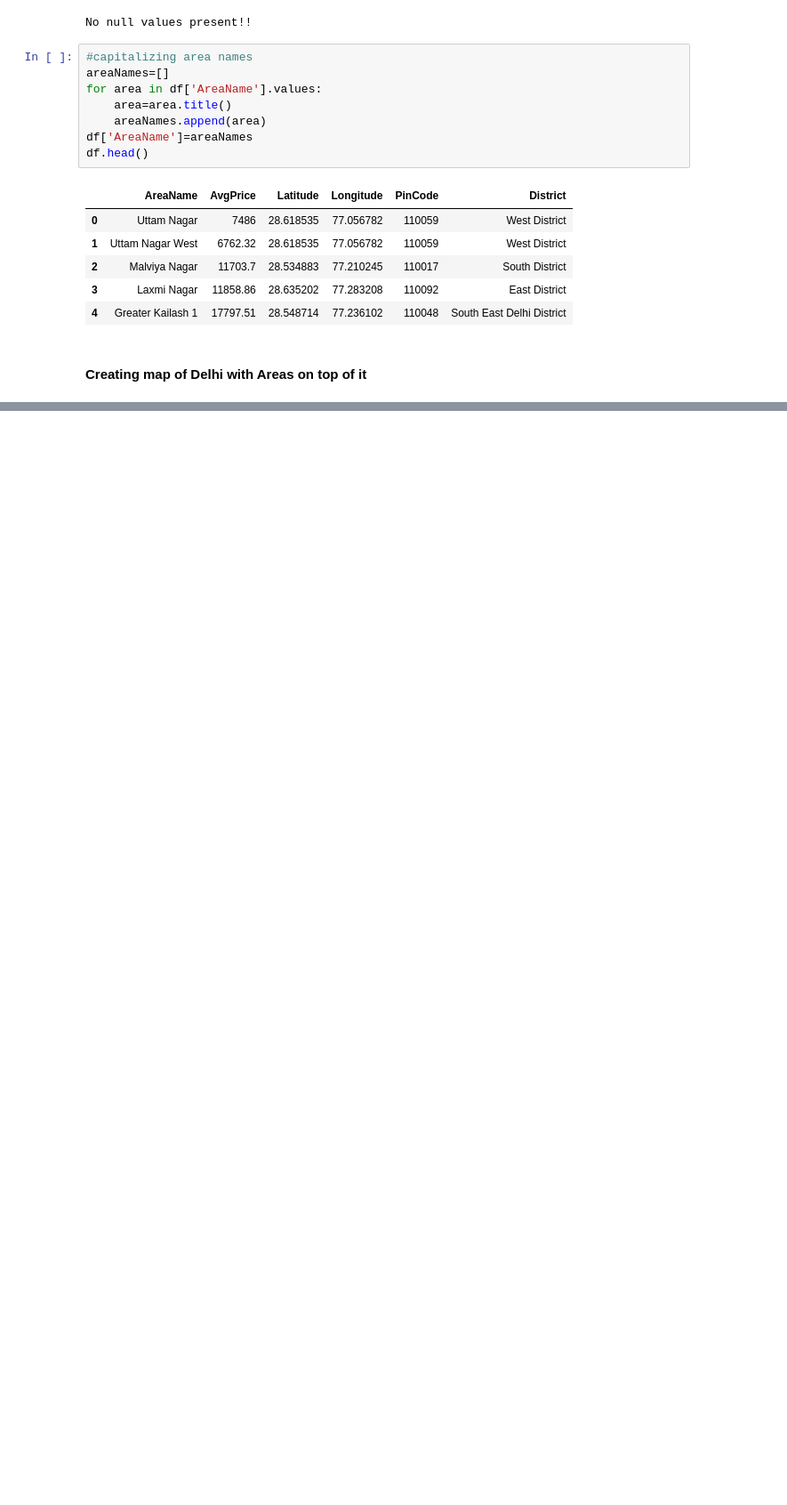
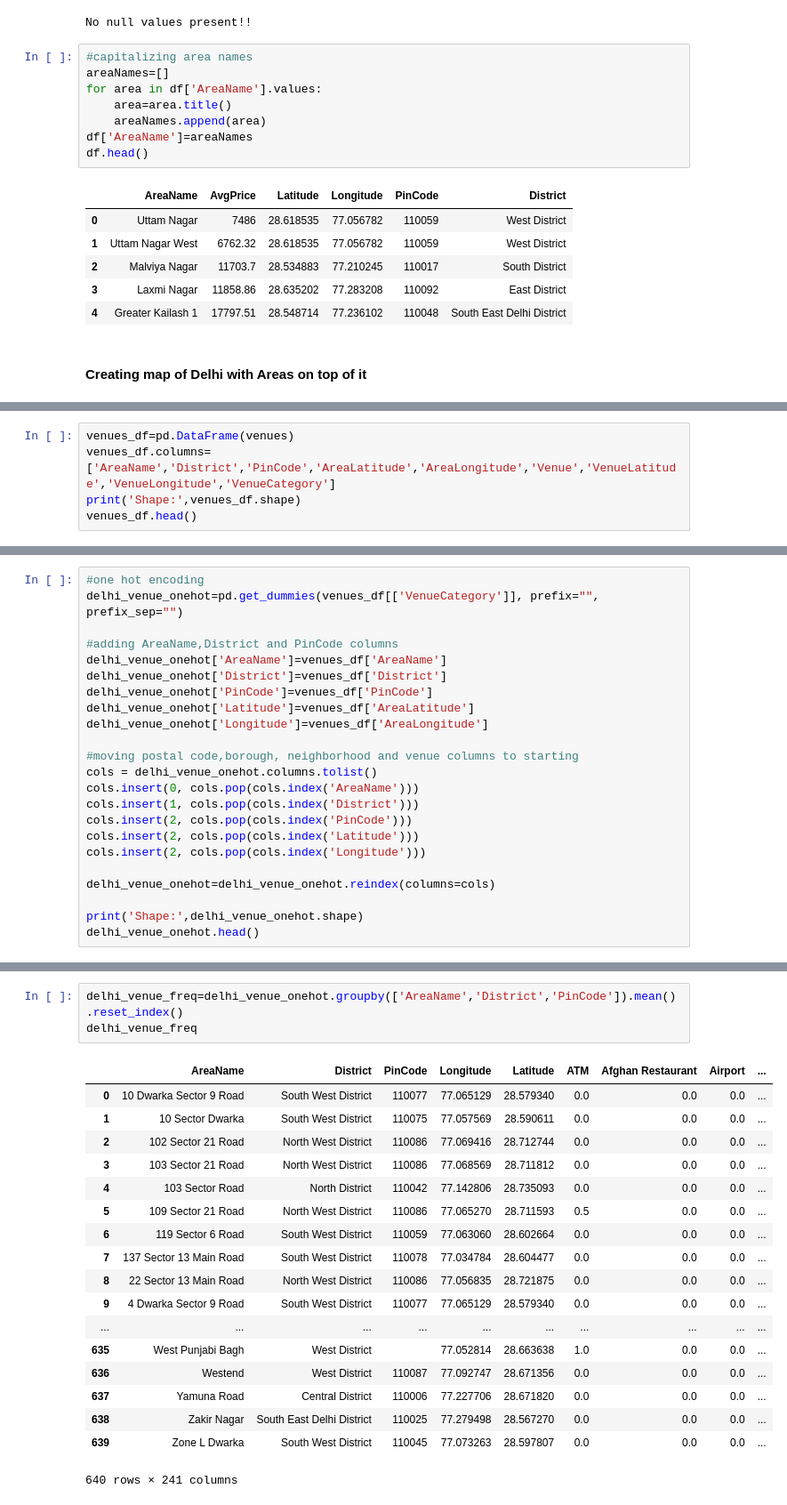
Before and after one commit to abhishek-shrm/Coursera_Capstone, a Jupyter notebook: data-analysis-delhi.ipynb, the cells around one changed output, grey strips where cells are left out. Shown at 89% size. Saved outputs shown, nothing was run; the diff lists cells and outputs as text; blank space fills up the shorter version.

Commit message:
venue clustering

```diff
--- a/data-analysis-delhi.ipynb
+++ b/data-analysis-delhi.ipynb
@@ -284,0 +295,5 @@ df.to_csv('area_lat_long.csv')
+# %%
+venues_df=pd.DataFrame(venues)
+venues_df.columns=['AreaName','District','PinCode','AreaLatitude','AreaLongitude','Venue','VenueLatitude','VenueLongitude','VenueCategory']
+print('Shape:',venues_df.shape)
+venues_df.head()
@@ -284,0 +341,23 @@ df.to_csv('area_lat_long.csv')
+# %%
+#one hot encoding
+delhi_venue_onehot=pd.get_dummies(venues_df[['VenueCategory']], prefix="", prefix_sep="")
+
+#adding AreaName,District and PinCode columns
+delhi_venue_onehot['AreaName']=venues_df['AreaName']
+delhi_venue_onehot['District']=venues_df['District']
+delhi_venue_onehot['PinCode']=venues_df['PinCode']
+delhi_venue_onehot['Latitude']=venues_df['AreaLatitude']
+delhi_venue_onehot['Longitude']=venues_df['AreaLongitude']
+
+#moving postal code,borough, neighborhood and venue columns to starting
+cols = delhi_venue_onehot.columns.tolist()
+cols.insert(0, cols.pop(cols.index('AreaName')))
+cols.insert(1, cols.pop(cols.index('District')))
+cols.insert(2, cols.pop(cols.index('PinCode')))
+cols.insert(2, cols.pop(cols.index('Latitude')))
+cols.insert(2, cols.pop(cols.index('Longitude')))
+
+delhi_venue_onehot=delhi_venue_onehot.reindex(columns=cols)
+
+print('Shape:',delhi_venue_onehot.shape)
+delhi_venue_onehot.head()
@@ -284,0 +375,22 @@ df.to_csv('area_lat_long.csv')
+# %%
+delhi_venue_freq=delhi_venue_onehot.groupby(['AreaName','District','PinCode']).mean().reset_index()
+delhi_venue_freq
+# %% [output]
+|  | AreaName | District | PinCode | Longitude | Latitude | ATM | Afghan Restaurant | Airport | ... |
+| 0 | 10 Dwarka Sector 9 Road | South West District | 110077 | 77.065129 | 28.579340 | 0.0 | 0.0 | 0.0 | ... |
+| 1 | 10 Sector Dwarka | South West District | 110075 | 77.057569 | 28.590611 | 0.0 | 0.0 | 0.0 | ... |
+| 2 | 102 Sector 21 Road | North West District | 110086 | 77.069416 | 28.712744 | 0.0 | 0.0 | 0.0 | ... |
+| 3 | 103 Sector 21 Road | North West District | 110086 | 77.068569 | 28.711812 | 0.0 | 0.0 | 0.0 | ... |
+| 4 | 103 Sector Road | North District | 110042 | 77.142806 | 28.735093 | 0.0 | 0.0 | 0.0 | ... |
+| 5 | 109 Sector 21 Road | North West District | 110086 | 77.065270 | 28.711593 | 0.5 | 0.0 | 0.0 | ... |
+| 6 | 119 Sector 6 Road | South West District | 110059 | 77.063060 | 28.602664 | 0.0 | 0.0 | 0.0 | ... |
+| 7 | 137 Sector 13 Main Road | South West District | 110078 | 77.034784 | 28.604477 | 0.0 | 0.0 | 0.0 | ... |
+| 8 | 22 Sector 13 Main Road | North West District | 110086 | 77.056835 | 28.721875 | 0.0 | 0.0 | 0.0 | ... |
+| 9 | 4 Dwarka Sector 9 Road | South West District | 110077 | 77.065129 | 28.579340 | 0.0 | 0.0 | 0.0 | ... |
+| ... | ... | ... | ... | ... | ... | ... | ... | ... | ... |
+| 635 | West Punjabi Bagh | West District |  | 77.052814 | 28.663638 | 1.0 | 0.0 | 0.0 | ... |
+| 636 | Westend | West District | 110087 | 77.092747 | 28.671356 | 0.0 | 0.0 | 0.0 | ... |
+| 637 | Yamuna Road | Central District | 110006 | 77.227706 | 28.671820 | 0.0 | 0.0 | 0.0 | ... |
+| 638 | Zakir Nagar | South East Delhi District | 110025 | 77.279498 | 28.567270 | 0.0 | 0.0 | 0.0 | ... |
+| 639 | Zone L Dwarka | South West District | 110045 | 77.073263 | 28.597807 | 0.0 | 0.0 | 0.0 | ... |
+640 rows × 241 columns
```
Also changed, not shown: parts of 29 cells of this notebook, 4 other files.
